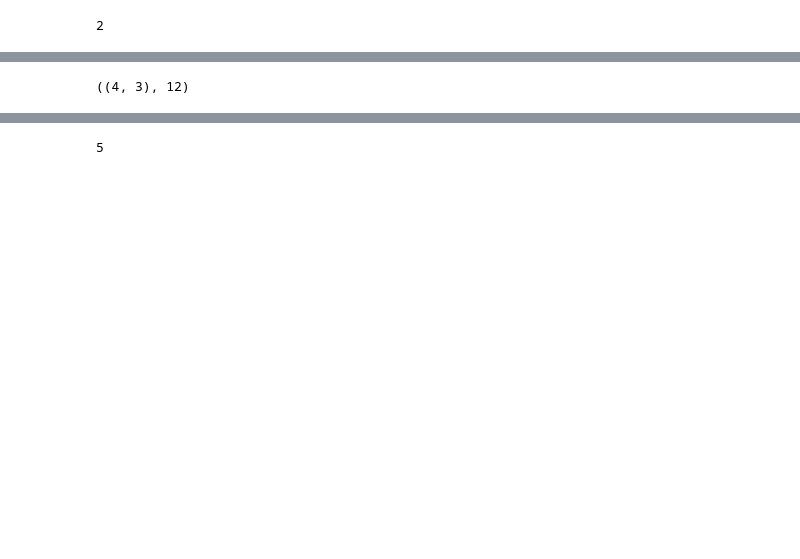
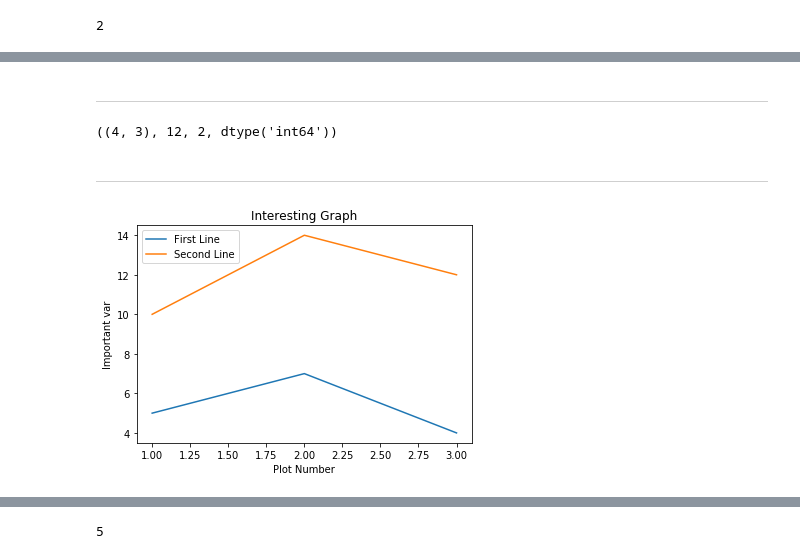
Before and after one commit to IvanaXu/PyTools, a Jupyter notebook: 072.PythonDevLevel.ipynb, the cells around one changed output, grey strips where cells are left out. Saved outputs shown, nothing was run; the diff lists cells and outputs as text; code cells hidden in the pictures; blank space fills up the shorter version.

```diff
--- a/072.PythonDevLevel.ipynb
+++ b/072.PythonDevLevel.ipynb
@@ -217,3 +331,5 @@ df.iloc[:, np.r_[1:10, 15]]
+# %% [markdown]
+----
 # %%
 arr = np.array([
     [1, 2, 3],
@@ -221,6 +337,27 @@ arr = np.array([
     [7, 8, 9],
     [7, 8, 9],
 ])
-arr.shape, arr.size
+arr.shape, arr.size, arr.ndim, arr.dtype
 # %% [output]
-((4, 3), 12)
+((4, 3), 12, 2, dtype('int64'))
+# %% [markdown]
+----
+# %%
+import matplotlib.pyplot as plt
+
+x = [1,2,3]
+y = [5,7,4]
+
+x2 = [1,2,3]
+y2 = [10,14,12]
+
+plt.plot(x, y, label="First Line")
+plt.plot(x2, y2, label="Second Line")
+
+plt.xlabel("Plot Number")
+plt.ylabel("Important var")
+plt.title("Interesting Graph")
+plt.legend()
+plt.show()
+# %% [output]
+[figure, added]
```
Also changed, not shown: parts of 86 cells of this notebook, 1 other file.
